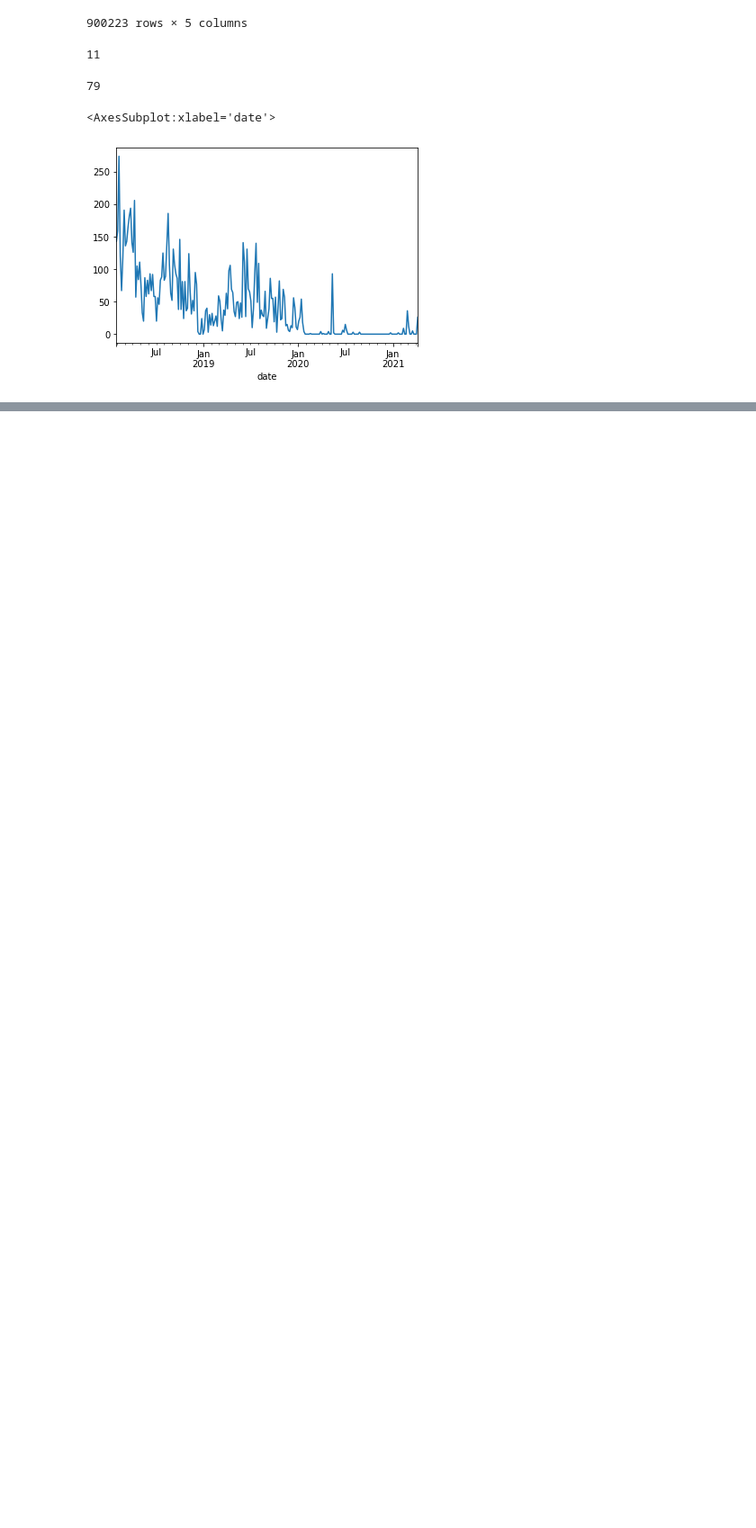
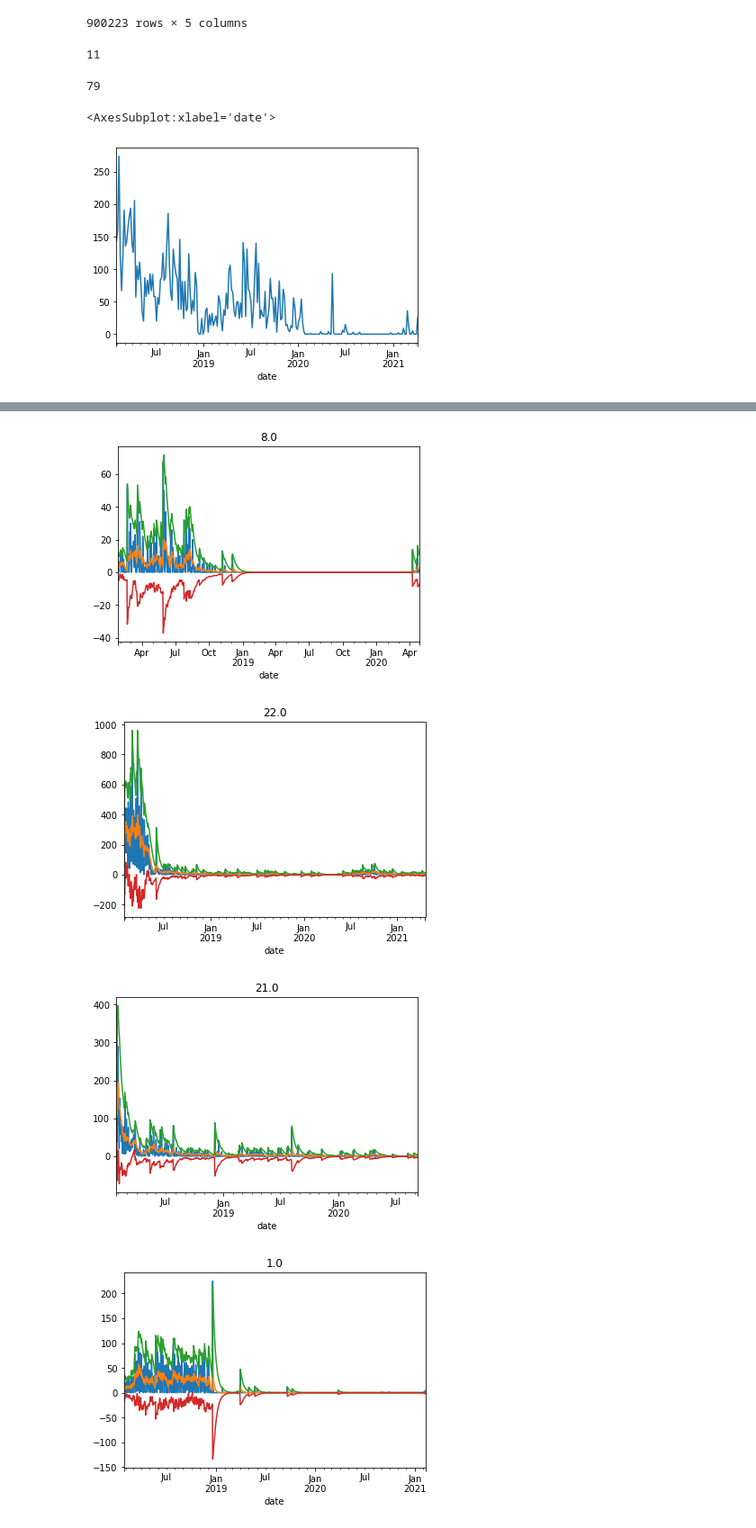
Before and after one commit to jesse-d-marder/anomaly-detection-exercises, a Jupyter notebook: time_series_anomaly_detection.ipynb, the cells around one changed output, grey strips where cells are left out. Shown at 90% size. Cells and saved outputs as stored; diff of their text form; code cells hidden in the pictures; blank space fills up the shorter version.

```diff
--- a/time_series_anomaly_detection.ipynb
+++ b/time_series_anomaly_detection.ipynb
@@ -345,0 +428,21 @@ cohort_e.path.plot()
+# %%
+for coh in df.cohort_id.unique():
+    cohort_df = df[df.cohort_id==coh]
+    if len(cohort_df)>0:
+        span = 5
+        weight= 2
+        resampled_df = cohort_df.resample('d').path.count()
+        resampled_df.plot()
+        mid= resampled_df.ewm(span).mean()
+        ub = mid + weight*resampled_df.ewm(span).std()
+        lb = mid - weight*resampled_df.ewm(span).std()
+        mid.plot(label = 'mid')
+        ub.plot(label = 'ub')
+        lb.plot(label = 'lb')
+        plt.title(coh)
+        plt.show()
+# %% [output]
+[figure, added]
+[figure, added]
+[figure, added]
+[figure, added]
```
Also changed, not shown: parts of 13 cells of this notebook, 1 other file.
